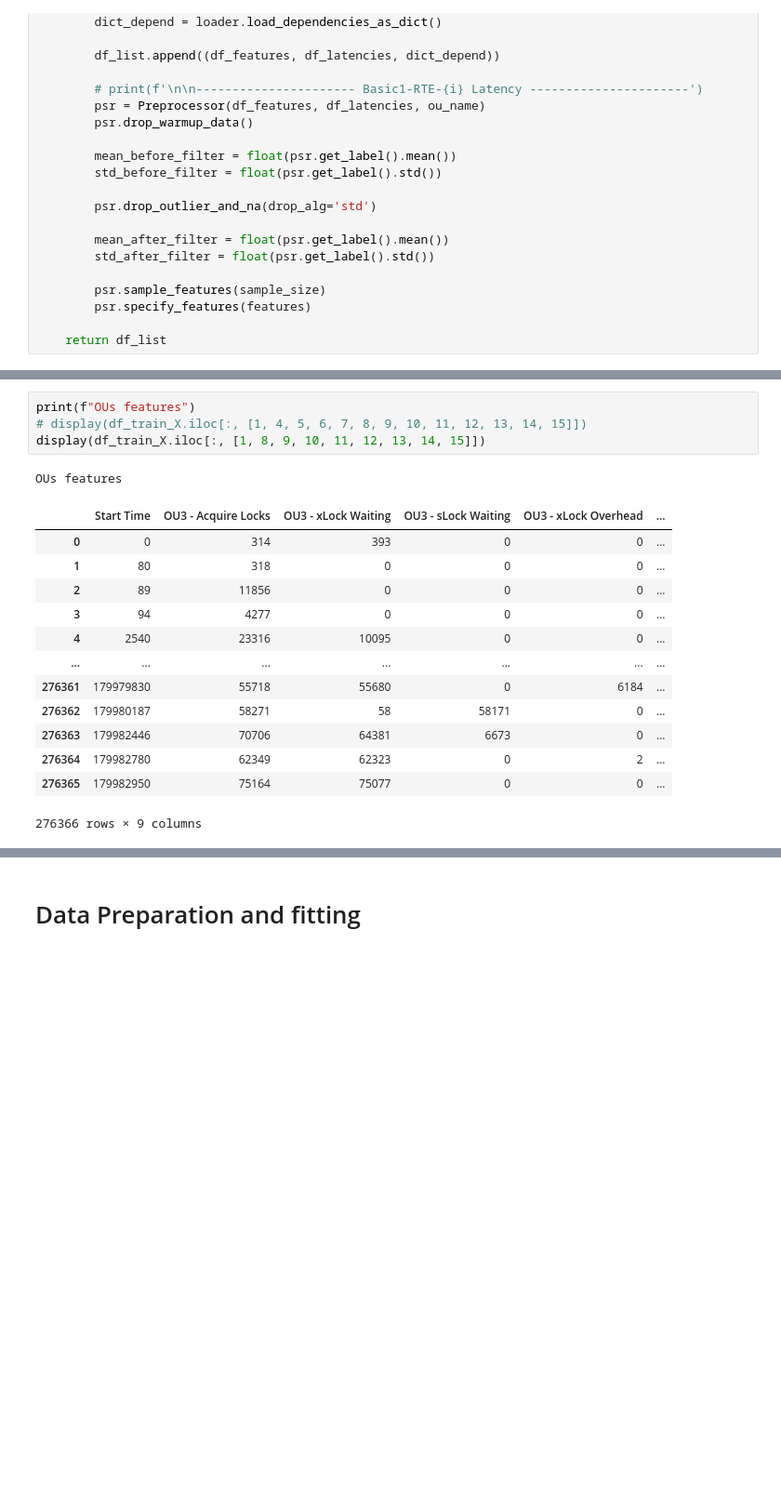
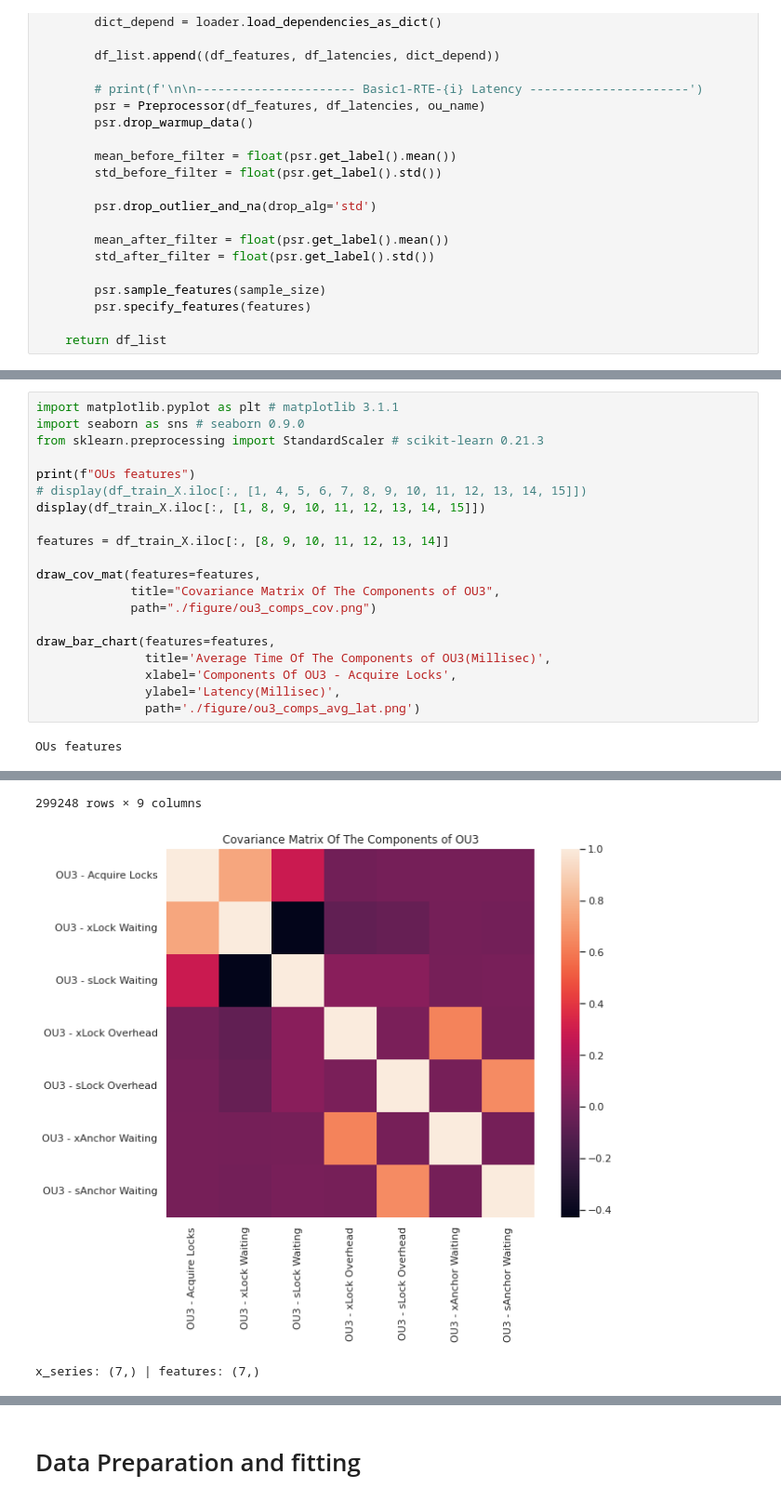
Before and after one commit to Database-Project-2021/dynamicRNN, a Jupyter notebook: Real_Data_Dynamic_RNN_.ipynb, the cells around one changed output, grey strips where cells are left out. Shown at 93% size. Saved outputs shown, nothing was run; the diff lists cells and outputs as text; blank space fills up the shorter version.

```diff
--- a/Real_Data_Dynamic_RNN_.ipynb
+++ b/Real_Data_Dynamic_RNN_.ipynb
@@ -174,19 +230,22 @@ df_train_Y shape: (276366, 1)
-# %%
-print(f"OUs features")
-# display(df_train_X.iloc[:, [1, 4, 5, 6, 7, 8, 9, 10, 11, 12, 13, 14, 15]])
-display(df_train_X.iloc[:, [1, 8, 9, 10, 11, 12, 13, 14, 15]])
-# %% [output]
-OUs features
-|  | Start Time | OU3 - Acquire Locks | OU3 - xLock Waiting | OU3 - sLock Waiting | OU3 - xLock Overhead | ... |
-| 0 | 0 | 314 | 393 | 0 | 0 | ... |
-| 1 | 80 | 318 | 0 | 0 | 0 | ... |
-| 2 | 89 | 11856 | 0 | 0 | 0 | ... |
-| 3 | 94 | 4277 | 0 | 0 | 0 | ... |
-| 4 | 2540 | 23316 | 10095 | 0 | 0 | ... |
-| ... | ... | ... | ... | ... | ... | ... |
-| 276361 | 179979830 | 55718 | 55680 | 0 | 6184 | ... |
-| 276362 | 179980187 | 58271 | 58 | 58171 | 0 | ... |
-| 276363 | 179982446 | 70706 | 64381 | 6673 | 0 | ... |
-| 276364 | 179982780 | 62349 | 62323 | 0 | 2 | ... |
-| 276365 | 179982950 | 75164 | 75077 | 0 | 0 | ... |
-276366 rows × 9 columns
+# %%
+import matplotlib.pyplot as plt # matplotlib 3.1.1
+import seaborn as sns # seaborn 0.9.0
+from sklearn.preprocessing import StandardScaler # scikit-learn 0.21.3
+
+print(f"OUs features")
+# display(df_train_X.iloc[:, [1, 4, 5, 6, 7, 8, 9, 10, 11, 12, 13, 14, 15]])
+display(df_train_X.iloc[:, [1, 8, 9, 10, 11, 12, 13, 14, 15]])
+
+features = df_train_X.iloc[:, [8, 9, 10, 11, 12, 13, 14]]
+
+draw_cov_mat(features=features,
+             title="Covariance Matrix Of The Components of OU3",
+             path="./figure/ou3_comps_cov.png")
+
+draw_bar_chart(features=features,
+               title='Average Time Of The Components of OU3(Millisec)',
+               xlabel='Components Of OU3 - Acquire Locks',
+               ylabel='Latency(Millisec)',
+               path='./figure/ou3_comps_avg_lat.png')
+# %% [output]
+OUs features
@@ -192,0 +264,3 @@ OUs features
+299248 rows × 9 columns
+[figure, added]
+x_series: (7,) | features: (7,)
```
Also changed, not shown: parts of 6 cells of this notebook, 6 other files.
